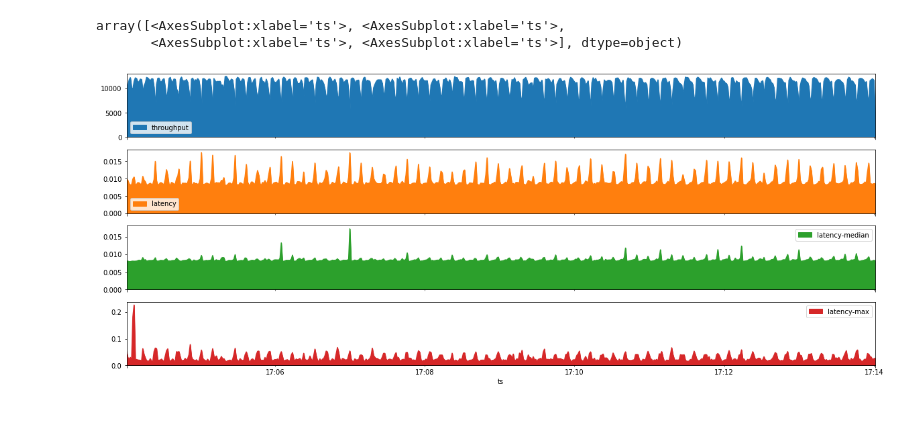
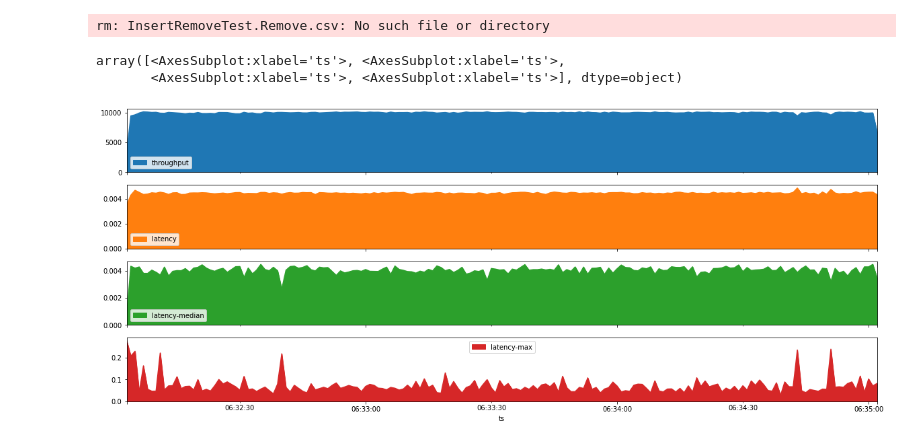
Before and after one commit to vrachev/jupyter-notebook-service, a Jupyter notebook: server/simple_ftdc.ipynb, the cells around one changed output. Drawn from its saved outputs; the diff is of its cells as text; code cells hidden in the pictures; blank space fills up the shorter version.

```diff
--- a/server/simple_ftdc.ipynb
+++ b/server/simple_ftdc.ipynb
@@ -15,8 +15,10 @@ import seaborn
 import networkx as nx
 import curatorbin
 # %%
-task_id = "sys_perf_linux_standalone_sliding_windows_d3b36587bc2222fdefa1c755bb253f78c894496c_21_10_18_23_44_45"
-metric_name = "SlidingWindows.MovingAvgPositionBased"
+task_id = "performance_linux_wt_standalone_genny_scale_InsertRemove_26331b9c3917b506edfb42b8caf6e1d26f0958a1_21_08_09_18_58_06"
+metric_name = "InsertRemoveTest.Remove"
+task_id_compare = "performance_linux_wt_standalone_genny_scale_InsertRemove_ce4344a36a54d02ccf99e2a7f90a4fec58b6c16c_21_08_09_19_15_22"
+metric_name_compare = "InsertRemoveTest.Remove"
 # task_id = "None"
 # metric_name = "None"
 # %%
@@ -62,4 +67,7 @@ def get_data(result):
 # %%
 # data, data_differential, data_raw = get_data(metric_record)
 data = get_data(metric_record)
+data_compare = get_data(metric_record_compare)
+# %% [output]
+rm: InsertRemoveTest.Remove.csv: No such file or directory
 # %%
@@ -74,6 +86,6 @@ with warnings.catch_warnings():
 # %%
-b = pandas.DataFrame()
-b["throughput"] = data.groupby("ts").count()["id"]
-b["latency"] = data.groupby("ts").mean()["timers.dur"]
-b["latency-median"] = data.groupby("ts").median()["timers.dur"]
-b["latency-max"] = data.groupby("ts").max()["timers.dur"]
+a = pandas.DataFrame()
+a["throughput"] = data.groupby("ts").count()["id"]
+a["latency"] = data.groupby("ts").mean()["timers.dur"]
+a["latency-median"] = data.groupby("ts").median()["timers.dur"]
+a["latency-max"] = data.groupby("ts").max()["timers.dur"]
@@ -80,6 +98,6 @@ b["latency-max"] = data.groupby("ts").max()["timers.dur"]
 # %%
-b.plot.area(figsize=(20,8), subplots=True)
+a.plot.area(figsize=(20,8), subplots=True)
 # %% [output]
 array([<AxesSubplot:xlabel='ts'>, <AxesSubplot:xlabel='ts'>,
        <AxesSubplot:xlabel='ts'>, <AxesSubplot:xlabel='ts'>], dtype=object)
-[figure, old version]
+[figure, new version]
```
Also changed, not shown: parts of 7 cells of this notebook.
